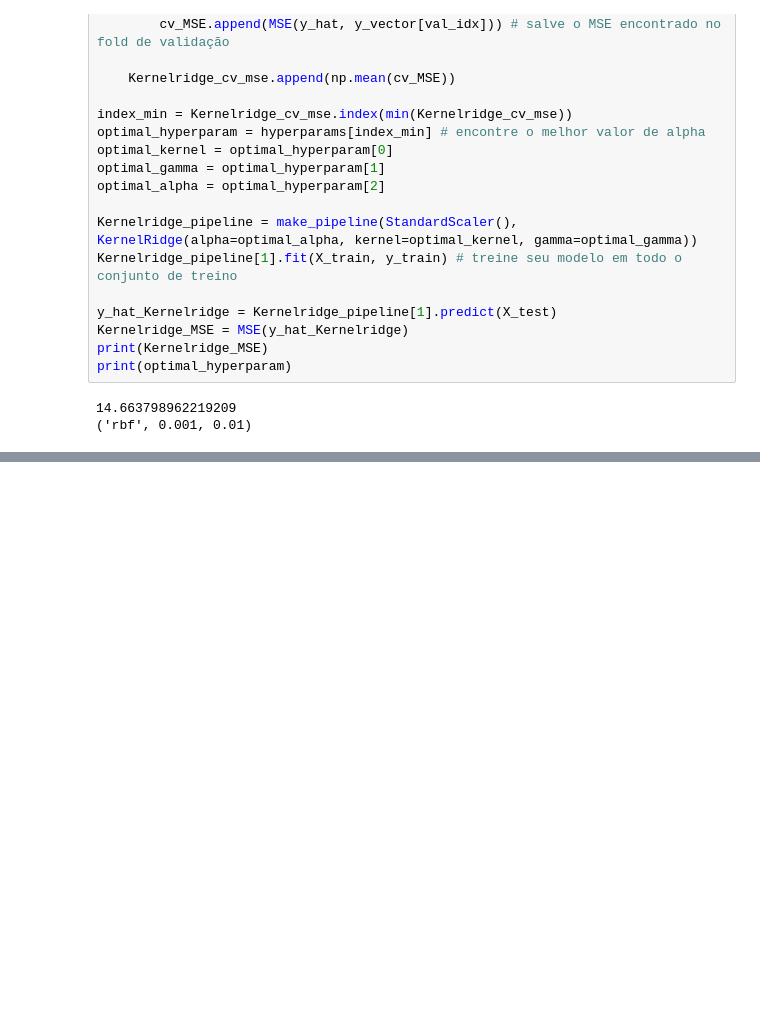
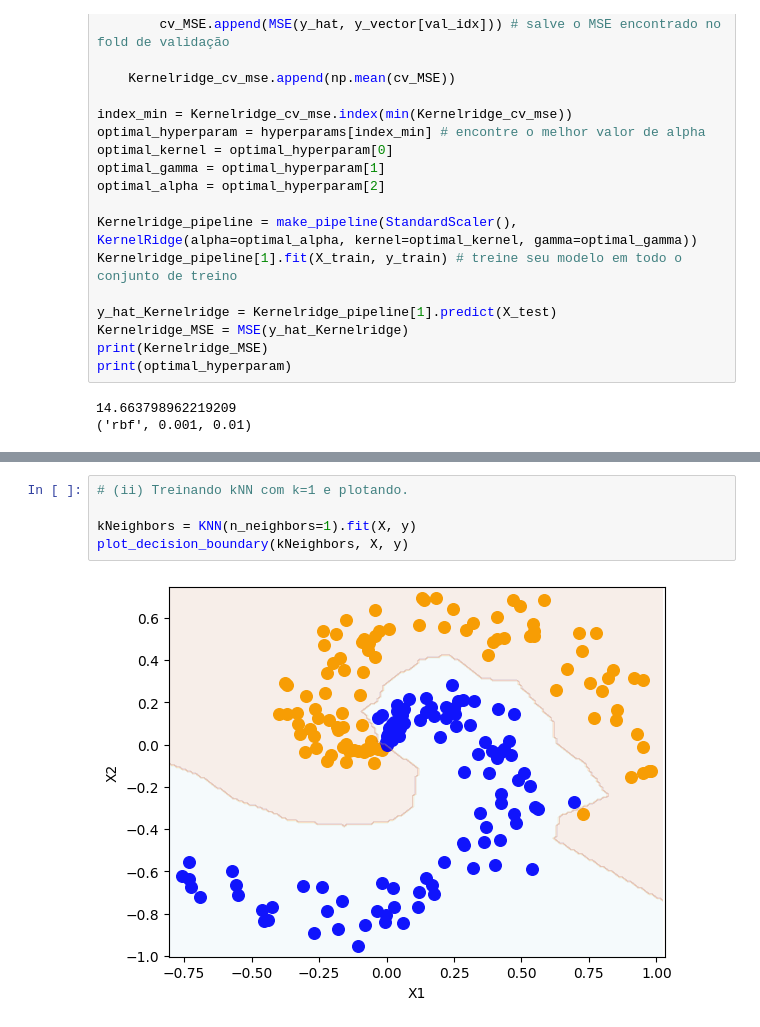
Before and after one commit to epedropaulo/MyPython, a Jupyter notebook: Machine Learning/Lista2/Respostas.ipynb, the cells around one changed output, grey strips where cells are left out. Cells and saved outputs as stored; diff of their text form; blank space fills up the shorter version.

```diff
--- a/Machine Learning/Lista2/Respostas.ipynb
+++ b/Machine Learning/Lista2/Respostas.ipynb
@@ -151,0 +236,7 @@ print(optimal_hyperparam)
+# %%
+# (ii) Treinando kNN com k=1 e plotando.
+
+kNeighbors = KNN(n_neighbors=1).fit(X, y)
+plot_decision_boundary(kNeighbors, X, y)
+# %% [output]
+[figure, added]
```
Also changed, not shown: parts of 43 cells of this notebook, 1 other file.
